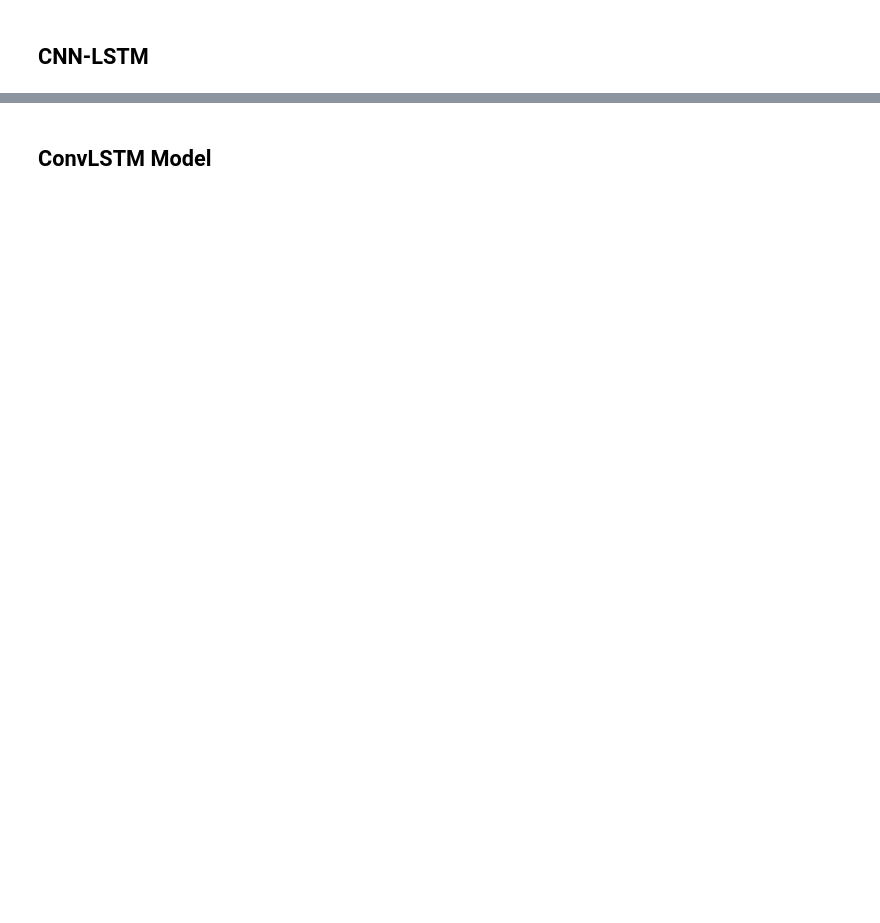
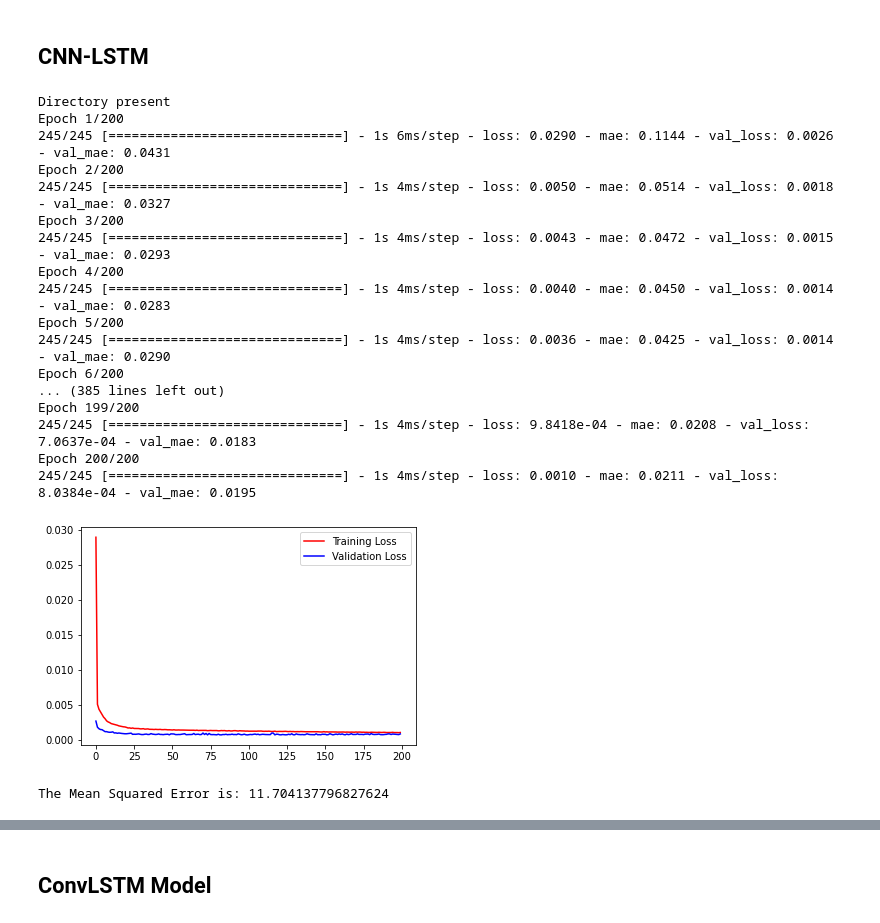
Before and after one commit to msaad1311/Pavement-Temperature-Prediction, a Jupyter notebook: Code/Pavement Temperature Prediction.ipynb, the cells around one changed output, grey strips where cells are left out. Drawn from its saved outputs; the diff is of its cells as text; code cells hidden in the pictures; blank space fills up the shorter version.

Commit message:
completed the cnnlstm run

```diff
--- a/Code/Pavement Temperature Prediction.ipynb
+++ b/Code/Pavement Temperature Prediction.ipynb
@@ -316,35 +318,55 @@ simple_cnnlstm.compile(loss='mse', optimizer=keras.optimizers.Adam(learning_rate
 # %%
 try:
     os.chdir(os.path.join(dest,'CNN-LSTM'))
     print('Directory present')
 except FileNotFoundError:
     print('Creating a new directory......')
     os.chdir(os.path.join(dest))
     os.mkdir('CNN-LSTM')
     os.chdir(os.path.join(dest,'CNN-LSTM'))
     print('New Directory Created')
 
-# history = simple_cnnlstm.fit(x_train,y_train,validation_split=0.1,batch_size=32,epochs=200,callbacks=[checkpoint_simple])
+history = simple_cnnlstm.fit(x_train,y_train,validation_split=0.1,batch_size=32,epochs=200,callbacks=[checkpoint_simple])
 
-# plt.plot(history.history['loss'],'r',label='Training Loss')
-# plt.plot(history.history['val_loss'],'b',label='Validation Loss')
-# plt.legend()
-# plt.show()
+plt.plot(history.history['loss'],'r',label='Training Loss')
+plt.plot(history.history['val_loss'],'b',label='Validation Loss')
+plt.legend()
+plt.show()
 
 simple_cnnlstm.load_weights(filepath_simple)
 preds = simple_cnnlstm.predict(x_test)
 
 y_test_unscaled = scaler.inverse_transform(y_test)
 y_pred_unscaled = scaler.inverse_transform(preds)
 
 e_mse = mse(y_test_unscaled[:,5],y_pred_unscaled[:,5])
 print(f'The Mean Squared Error is: {e_mse}')
 
 for i in range(y_test.shape[1]):
         sheet1.write(0, 0, 'MSE')
         sheet1.write(0, 1, 'Hours Ahead')
         sheet1.write(i + 1, 0, mse(y_test_unscaled[:,i],y_pred_unscaled[:,i]))
         sheet1.write(i + 1, 1, i+1)
+# %% [output]
+Directory present
+Epoch 1/200
+245/245 [==============================] - 1s 6ms/step - loss: 0.0290 - mae: 0.1144 - val_loss: 0.0026 - val_mae: 0.0431
+Epoch 2/200
+245/245 [==============================] - 1s 4ms/step - loss: 0.0050 - mae: 0.0514 - val_loss: 0.0018 - val_mae: 0.0327
+Epoch 3/200
+245/245 [==============================] - 1s 4ms/step - loss: 0.0043 - mae: 0.0472 - val_loss: 0.0015 - val_mae: 0.0293
+Epoch 4/200
+245/245 [==============================] - 1s 4ms/step - loss: 0.0040 - mae: 0.0450 - val_loss: 0.0014 - val_mae: 0.0283
+Epoch 5/200
+245/245 [==============================] - 1s 4ms/step - loss: 0.0036 - mae: 0.0425 - val_loss: 0.0014 - val_mae: 0.0290
+Epoch 6/200
+... (385 lines left out)
+Epoch 199/200
+245/245 [==============================] - 1s 4ms/step - loss: 9.8418e-04 - mae: 0.0208 - val_loss: 7.0637e-04 - val_mae: 0.0183
+Epoch 200/200
+245/245 [==============================] - 1s 4ms/step - loss: 0.0010 - mae: 0.0211 - val_loss: 8.0384e-04 - val_mae: 0.0195
+[figure, added]
+The Mean Squared Error is: 11.704137796827624
 # %%
 ## Attention model
 
```
Also changed, not shown: parts of 3 cells of this notebook, 3 other files.
